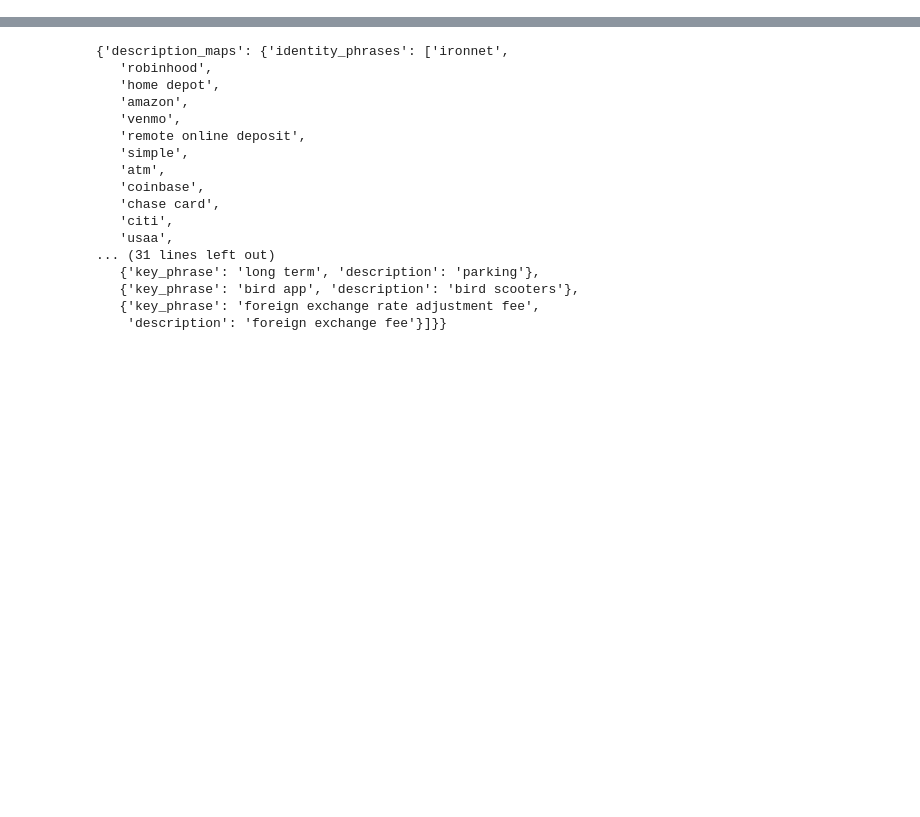
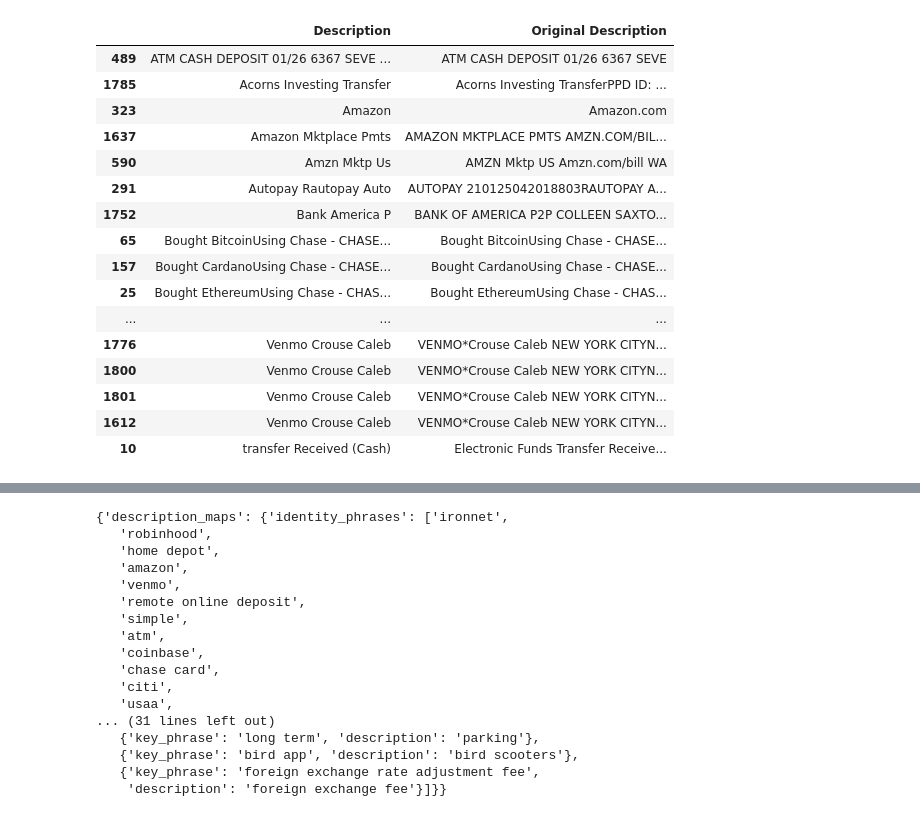
Before and after one commit to calebcrouse3/spending-tracker, a Jupyter notebook: notebook.ipynb, the cells around one changed output, grey strips where cells are left out. Cells and saved outputs as stored; diff of their text form; code cells hidden in the pictures; blank space fills up the shorter version.

```diff
--- a/notebook.ipynb
+++ b/notebook.ipynb
@@ -23,0 +62,20 @@ os.listdir("./app")
+# %%
+remove_venmo.loc[(remove_venmo["Transaction Type"] == "credit"), ["Description","Original Description"]].sort_values("Description").drop_duplicates()
+# %% [output]
+|  | Description | Original Description |
+| 489 | ATM CASH DEPOSIT 01/26 6367 SEVE ... | ATM CASH DEPOSIT 01/26 6367 SEVE |
+| 1785 | Acorns Investing Transfer | Acorns Investing TransferPPD ID: ... |
+| 323 | Amazon | Amazon.com |
+| 1637 | Amazon Mktplace Pmts | AMAZON MKTPLACE PMTS AMZN.COM/BIL... |
+| 590 | Amzn Mktp Us | AMZN Mktp US Amzn.com/bill WA |
+| 291 | Autopay Rautopay Auto | AUTOPAY 210125042018803RAUTOPAY A... |
+| 1752 | Bank America P | BANK OF AMERICA P2P COLLEEN SAXTO... |
+| 65 | Bought BitcoinUsing Chase - CHASE... | Bought BitcoinUsing Chase - CHASE... |
+| 157 | Bought CardanoUsing Chase - CHASE... | Bought CardanoUsing Chase - CHASE... |
+| 25 | Bought EthereumUsing Chase - CHAS... | Bought EthereumUsing Chase - CHAS... |
+| ... | ... | ... |
+| 1776 | Venmo Crouse Caleb | VENMO*Crouse Caleb NEW YORK CITYN... |
+| 1800 | Venmo Crouse Caleb | VENMO*Crouse Caleb NEW YORK CITYN... |
+| 1801 | Venmo Crouse Caleb | VENMO*Crouse Caleb NEW YORK CITYN... |
+| 1612 | Venmo Crouse Caleb | VENMO*Crouse Caleb NEW YORK CITYN... |
+| 10 | transfer Received (Cash) | Electronic Funds Transfer Receive... |
```
Also changed, not shown: parts of 8 cells of this notebook.
